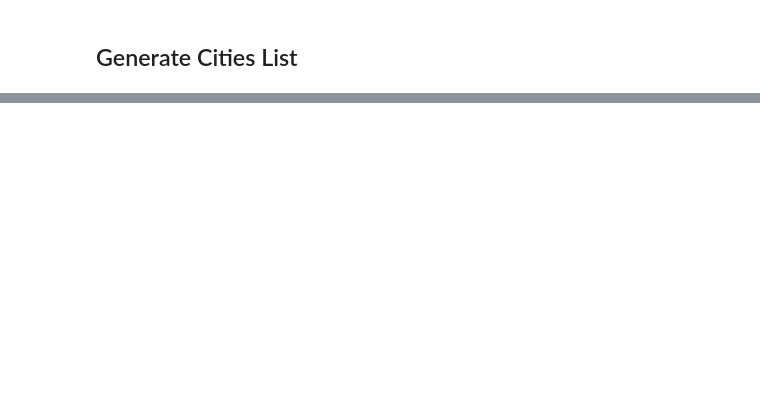
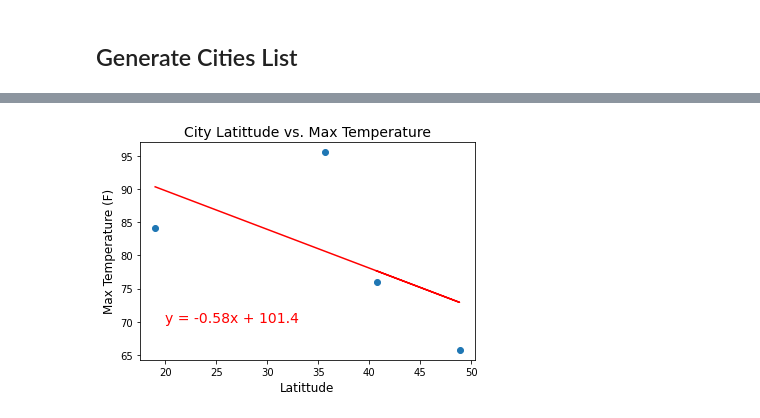
Before and after one commit to jaybdhruv/python-api-challenge, a Jupyter notebook: WeatherPy/WeatherPy.ipynb, the cells around one changed output, grey strips where cells are left out. Saved outputs shown, nothing was run; the diff lists cells and outputs as text; code cells hidden in the pictures; blank space fills up the shorter version.

```diff
--- a/WeatherPy/WeatherPy.ipynb
+++ b/WeatherPy/WeatherPy.ipynb
@@ -45,0 +69,9 @@ len(cities)
+# %%
+units = "imperial"
+url = "http://api.openweathermap.org/data/2.5/weather?"
+
+query_url = f"{url}appid={weather_api_key}&units={units}&q={city}"
+# %%
+sample = "New York"
+response = requests.get(f"{url}appid={weather_api_key}&units={units}&q={sample}").json()
+print(json.dumps(response, indent=4))
@@ -45,0 +132,11 @@ len(cities)
+# %%
+cities_weather_df = pd.DataFrame({"City": cities_1,
+                               "Lat": lat,
+                               "Lng": lon,
+                               "Max Temp": max_temp,
+                               "Humidity": humidity,
+                               "Cloudiness": cloudiness,
+                               "Wind Speed": wind_speed,
+                               "Country": country,
+                               "Date": date})
+cities_weather_df
@@ -45,0 +177,34 @@ len(cities)
+# %%
+# Finding Linear Regression for Effective Field Goal and Winning Percentage
+x_axis = cities_weather_df["Lat"]
+y_axis = cities_weather_df["Max Temp"]
+
+(slope, intercept, r_value, p_value, std_err) = linregress(x_axis,y_axis)
+
+# Line equation to find Predcited winning percentages
+regress_value = slope*x_axis + intercept
+
+# Line equation to print on the scatter plot
+line_eq = "y = " + str(round(slope,2)) + "x + " + str(round(intercept,2))
+
+# Scatter plot of Effective Field Goal against winning%
+plt.scatter(x_axis, y_axis)
+
+# Line plot for regerssion line
+plt.plot(x_axis,regress_value, "r-")
+
+# Display regression line
+plt.annotate(line_eq,(20,70), fontsize=14, color="red")
+
+# Labels and Titles for the plot
+plt.xlabel("Latittude", fontsize=12)
+plt.ylabel("Max Temperature (F)", fontsize=12)
+plt.title("City Latittude vs. Max Temperature", fontsize=14)
+
+# Saving scatter plot graph into visualization folder
+#plt.savefig("Visualizations/EffectiveFieldGoal.jpg")
+
+# Display plot
+plt.show()
+# %% [output]
+[figure, added]
```
Also changed, not shown: parts of 12 cells of this notebook, 1 other file.
